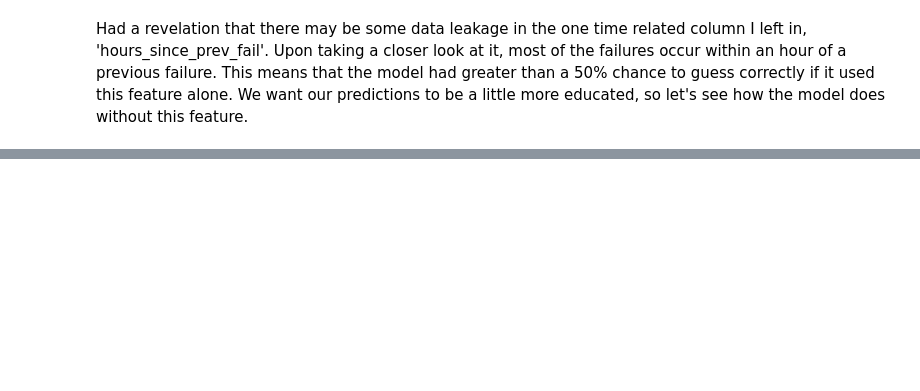
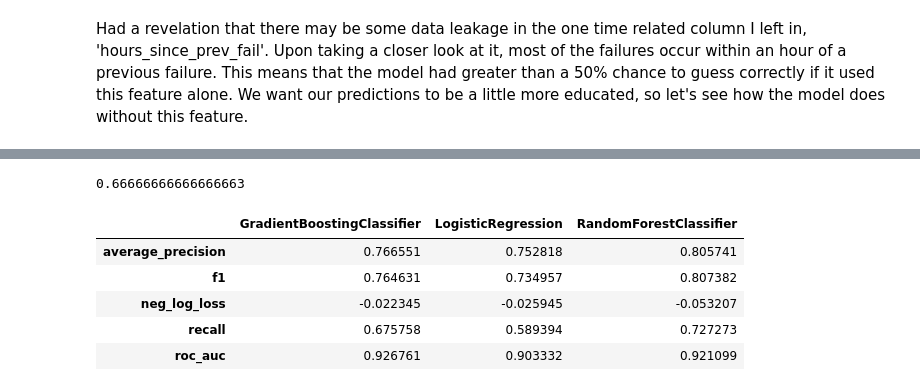
Before and after one commit to kurtrm/predicting_equipment_failure, a Jupyter notebook: notebooks/data_exp.ipynb, the cells around one changed output, grey strips where cells are left out. Saved outputs shown, nothing was run; the diff lists cells and outputs as text; code cells hidden in the pictures; blank space fills up the shorter version.

Commit message:
Put the metrics into a dataframe for readability.

```diff
--- a/notebooks/data_exp.ipynb
+++ b/notebooks/data_exp.ipynb
@@ -501,0 +499,37 @@ Had a revelation that there may be some data leakage in the one time related col
+# %%
+roc_auc_score(new_const_y_test, RandomForestClassifier(50).fit(new_const_X_train, new_const_y_train).predict(new_const_X_test))
+# %% [output]
+0.66666666666666663
+# %%
+metrics = ['average_precision', 'f1', 'roc_auc', 'neg_log_loss', 'recall']
+# %%
+def cross_val_metrics(model, X_test, y_test, metrics):
+    """
+    Print precision, recall, f1, support, and auc of a given
+    model.
+    """
+    metrics_dict = {}
+    for metric in metrics:
+        scores = cross_val_score(model, X_test, y_test, scoring=metric, cv=5)
+        metrics_dict[metric] = scores.mean()
+    return metrics_dict
+# %%
+def make_metric_df(models: list, X_train: np.ndarray, y_train: np.ndarray, metrics: list) -> 'DataFrame':
+    dataframe_dict = {}
+    for model in models:
+        score = cross_val_metrics(model, X_train, y_train, metrics)
+        dataframe_dict[model.__class__.__name__] = score
+    return dataframe_dict
+# %%
+df_dict = make_metric_df([RandomForestClassifier(50), LogisticRegression(),
+                GradientBoostingClassifier(learning_rate=.005, subsample=.5, n_estimators=250)],
+               const_X_train, const_y_train, metrics)
+# %%
+pd.DataFrame(df_dict)
+# %% [output]
+|  | GradientBoostingClassifier | LogisticRegression | RandomForestClassifier |
+| average_precision | 0.766551 | 0.752818 | 0.805741 |
+| f1 | 0.764631 | 0.734957 | 0.807382 |
+| neg_log_loss | -0.022345 | -0.025945 | -0.053207 |
+| recall | 0.675758 | 0.589394 | 0.727273 |
+| roc_auc | 0.926761 | 0.903332 | 0.921099 |
```
Also changed, not shown: parts of 15 cells of this notebook, 2 other files.
